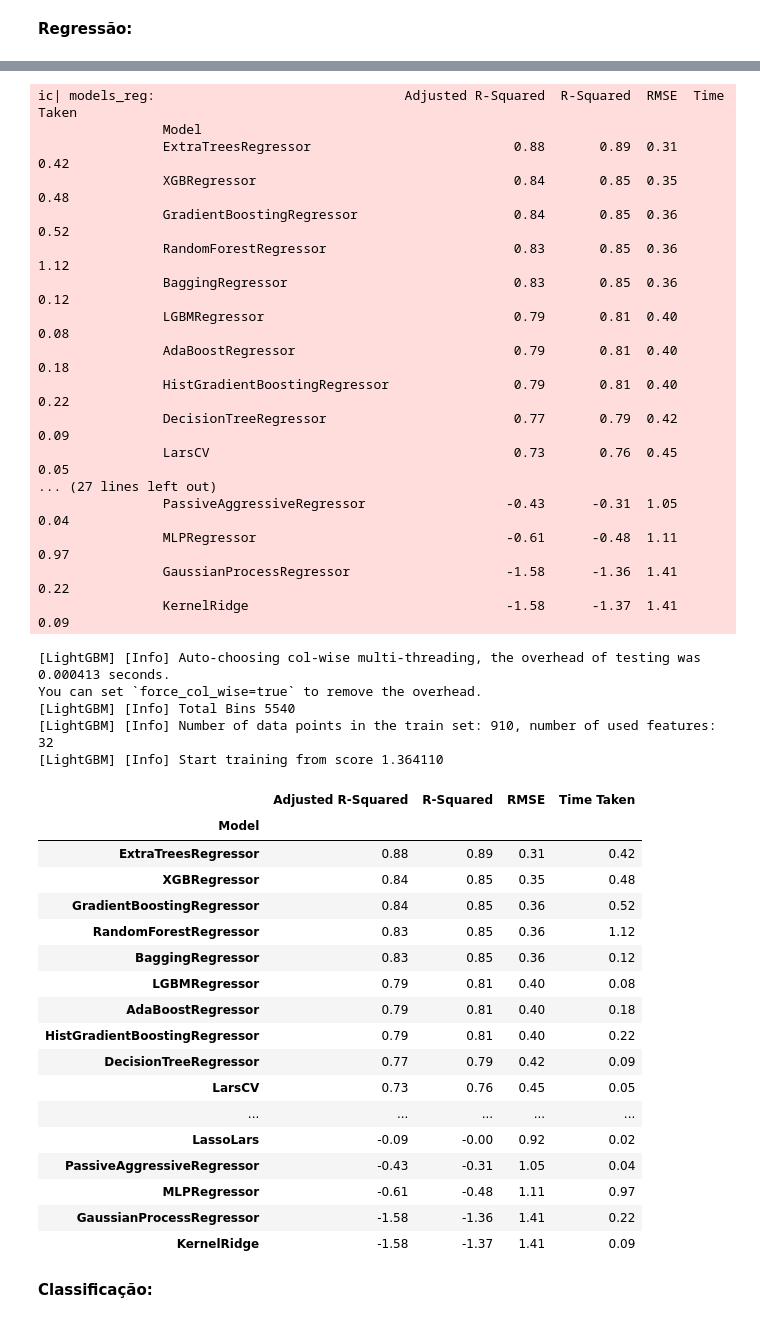
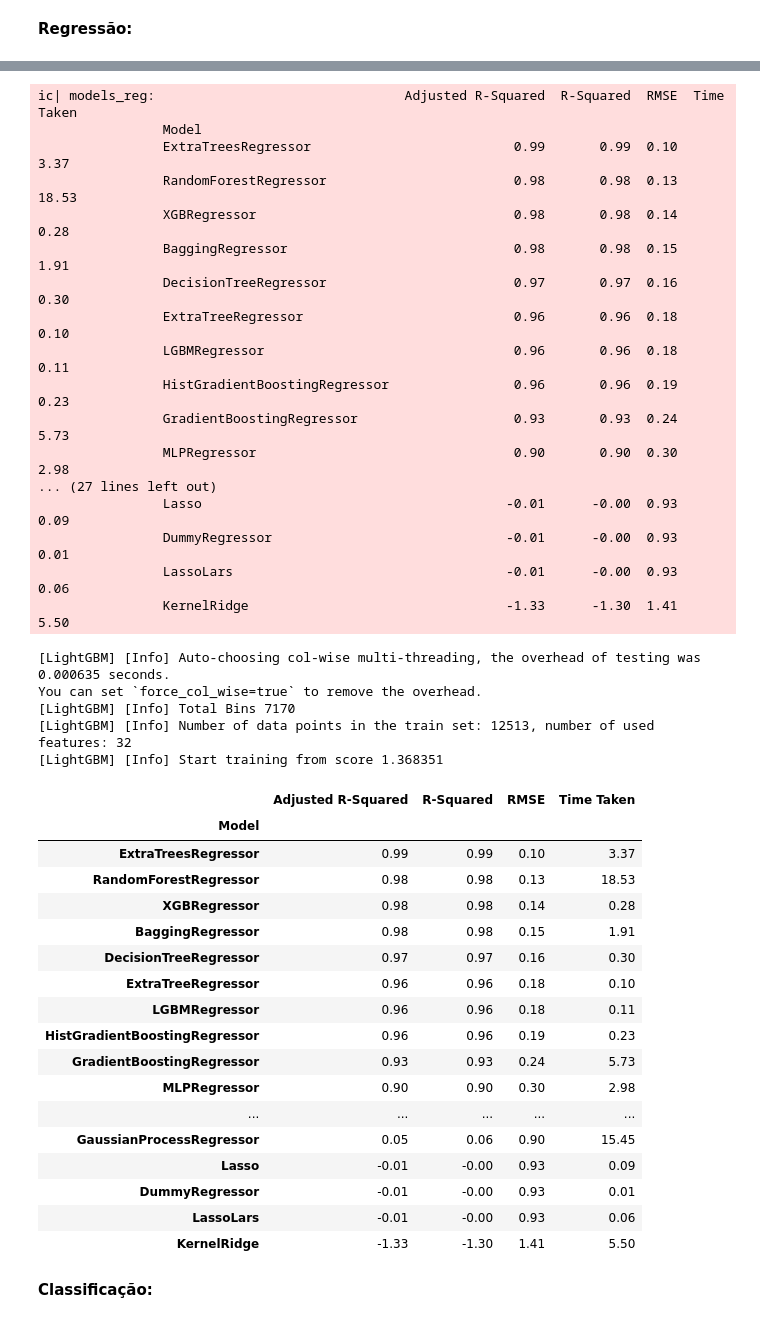
Before and after one commit to gabrielfmcoelho/IRA-HU-UFPI, a Jupyter notebook: notebooks/ira_analysis.ipynb, the cells around one changed output, grey strips where cells are left out. Cells and saved outputs as stored; diff of their text form; code cells hidden in the pictures.

```diff
--- a/notebooks/ira_analysis.ipynb
+++ b/notebooks/ira_analysis.ipynb
@@ -1454,6 +1469,6 @@ base_final_agrs = {
 # %%
 df_base_final = base_final_agrs['be_merged']['function'](df_creatinine_final_clean, df_contr_base_final)
 # %%
-#df_base_final.drop(columns=['dt_base'], inplace=True)
+df_base_final.drop(columns=['dt_coleta_date'], inplace=True)
 # %%
 df_base_final.dropna(inplace=True)
@@ -1533,4 +1560,0 @@ Name: apresentara_ira, dtype: float64
-# %%
-# undersample para balancear a classe de apresentara_ira
-df_base_final = shuffle(df_base_final)
-df_base_final = df_base_final[df_base_final['apresentara_ira'] == 0].sample(n=1000).append(df_base_final[df_base_final['apresentara_ira'] == 1].sample(n=300))
@@ -1682,7 +1701,6 @@ plt.show()
 df_base_final_to_ml = df_base_final.copy()
 df_base_final_to_ml.drop(columns=[
     'uid_prontuario_dt_internacao',
-    'dt_coleta_date',
     'dt_creatinina',
     'dt_controle',
     'ira',
@@ -1761,7 +1777,8 @@ scaler_reg = MinMaxScaler()
 
 x_reg = scaler_reg.fit_transform(x_reg)
 # %%
-x_reg_train, x_reg_test, y_reg_train, y_reg_test = train_test_split(x_reg, y_reg, test_size=0.3, random_state=42)
+x_reg_train, x_reg_test, y_reg_train, y_reg_test = train_test_split(x_reg, y_reg, train_size=0.7, random_state=42)
+x_reg_val, x_reg_test, y_reg_val, y_reg_test = train_test_split(x_reg_test, y_reg_test, train_size=0.5, random_state=42)
 # %% [markdown]
 ### Para tecnicas de Classificação
 # %%
@@ -1816,55 +1844,55 @@ x_classf_val, x_classf_test, y_classf_val, y_classf_test = train_test_split(x_cl
 # %%
 reg = LazyRegressor(verbose=0,
                     ignore_warnings=False,
                     custom_metric=None,
                     predictions=True)
 
-models_reg, predictions_reg = reg.fit(x_reg_train, x_reg_test, y_reg_train, y_reg_test)
+models_reg, predictions_reg = reg.fit(x_reg_train, x_reg_val, y_reg_train, y_reg_val)
 
 ic(models_reg)
 # %% [output]
 QuantileRegressor model failed to execute
 Solver interior-point is not anymore available in SciPy >= 1.11.0.
 ic| models_reg:                                Adjusted R-Squared  R-Squared  RMSE  Time Taken
                 Model
-                ExtraTreesRegressor                          0.88       0.89  0.31        0.42
-                XGBRegressor                                 0.84       0.85  0.35        0.48
-                GradientBoostingRegressor                    0.84       0.85  0.36        0.52
-                RandomForestRegressor                        0.83       0.85  0.36        1.12
-                BaggingRegressor                             0.83       0.85  0.36        0.12
-                LGBMRegressor                                0.79       0.81  0.40        0.08
-                AdaBoostRegressor                            0.79       0.81  0.40        0.18
-                HistGradientBoostingRegressor                0.79       0.81  0.40        0.22
-                DecisionTreeRegressor                        0.77       0.79  0.42        0.09
-                LarsCV                                       0.73       0.76  0.45        0.05
+                ExtraTreesRegressor                          0.99       0.99  0.10        3.37
+                RandomForestRegressor                        0.98       0.98  0.13       18.53
+                XGBRegressor                                 0.98       0.98  0.14        0.28
+                BaggingRegressor                             0.98       0.98  0.15        1.91
+                DecisionTreeRegressor                        0.97       0.97  0.16        0.30
+                ExtraTreeRegressor                           0.96       0.96  0.18        0.10
+                LGBMRegressor                                0.96       0.96  0.18        0.11
+                HistGradientBoostingRegressor                0.96       0.96  0.19        0.23
+                GradientBoostingRegressor                    0.93       0.93  0.24        5.73
+                MLPRegressor                                 0.90       0.90  0.30        2.98
 ... (27 lines left out)
-                PassiveAggressiveRegressor                  -0.43      -0.31  1.05        0.04
-                MLPRegressor                                -0.61      -0.48  1.11        0.97
-                GaussianProcessRegressor                    -1.58      -1.36  1.41        0.22
-                KernelRidge                                 -1.58      -1.37  1.41        0.09
+                Lasso                                       -0.01      -0.00  0.93        0.09
+                DummyRegressor                              -0.01      -0.00  0.93        0.01
+                LassoLars                                   -0.01      -0.00  0.93        0.06
+                KernelRidge                                 -1.33      -1.30  1.41        5.50
-[LightGBM] [Info] Auto-choosing col-wise multi-threading, the overhead of testing was 0.000413 seconds.
+[LightGBM] [Info] Auto-choosing col-wise multi-threading, the overhead of testing was 0.000635 seconds.
 You can set `force_col_wise=true` to remove the overhead.
-[LightGBM] [Info] Total Bins 5540
-[LightGBM] [Info] Number of data points in the train set: 910, number of used features: 32
-[LightGBM] [Info] Start training from score 1.364110
+[LightGBM] [Info] Total Bins 7170
+[LightGBM] [Info] Number of data points in the train set: 12513, number of used features: 32
+[LightGBM] [Info] Start training from score 1.368351
 |  | Adjusted R-Squared | R-Squared | RMSE | Time Taken |
 | Model |  |  |  |  |
-| ExtraTreesRegressor | 0.88 | 0.89 | 0.31 | 0.42 |
-| XGBRegressor | 0.84 | 0.85 | 0.35 | 0.48 |
-| GradientBoostingRegressor | 0.84 | 0.85 | 0.36 | 0.52 |
-| RandomForestRegressor | 0.83 | 0.85 | 0.36 | 1.12 |
-| BaggingRegressor | 0.83 | 0.85 | 0.36 | 0.12 |
-| LGBMRegressor | 0.79 | 0.81 | 0.40 | 0.08 |
-| AdaBoostRegressor | 0.79 | 0.81 | 0.40 | 0.18 |
-| HistGradientBoostingRegressor | 0.79 | 0.81 | 0.40 | 0.22 |
-| DecisionTreeRegressor | 0.77 | 0.79 | 0.42 | 0.09 |
-| LarsCV | 0.73 | 0.76 | 0.45 | 0.05 |
+| ExtraTreesRegressor | 0.99 | 0.99 | 0.10 | 3.37 |
+| RandomForestRegressor | 0.98 | 0.98 | 0.13 | 18.53 |
+| XGBRegressor | 0.98 | 0.98 | 0.14 | 0.28 |
+| BaggingRegressor | 0.98 | 0.98 | 0.15 | 1.91 |
+| DecisionTreeRegressor | 0.97 | 0.97 | 0.16 | 0.30 |
+| ExtraTreeRegressor | 0.96 | 0.96 | 0.18 | 0.10 |
+| LGBMRegressor | 0.96 | 0.96 | 0.18 | 0.11 |
+| HistGradientBoostingRegressor | 0.96 | 0.96 | 0.19 | 0.23 |
+| GradientBoostingRegressor | 0.93 | 0.93 | 0.24 | 5.73 |
+| MLPRegressor | 0.90 | 0.90 | 0.30 | 2.98 |
 | ... | ... | ... | ... | ... |
-| LassoLars | -0.09 | -0.00 | 0.92 | 0.02 |
-| PassiveAggressiveRegressor | -0.43 | -0.31 | 1.05 | 0.04 |
-| MLPRegressor | -0.61 | -0.48 | 1.11 | 0.97 |
-| GaussianProcessRegressor | -1.58 | -1.36 | 1.41 | 0.22 |
-| KernelRidge | -1.58 | -1.37 | 1.41 | 0.09 |
+| GaussianProcessRegressor | 0.05 | 0.06 | 0.90 | 15.45 |
+| Lasso | -0.01 | -0.00 | 0.93 | 0.09 |
+| DummyRegressor | -0.01 | -0.00 | 0.93 | 0.01 |
+| LassoLars | -0.01 | -0.00 | 0.93 | 0.06 |
+| KernelRidge | -1.33 | -1.30 | 1.41 | 5.50 |
 # %% [markdown]
 **Classificação:**
 # %%
```
Also changed, not shown: parts of 45 cells of this notebook, 1 other file.
